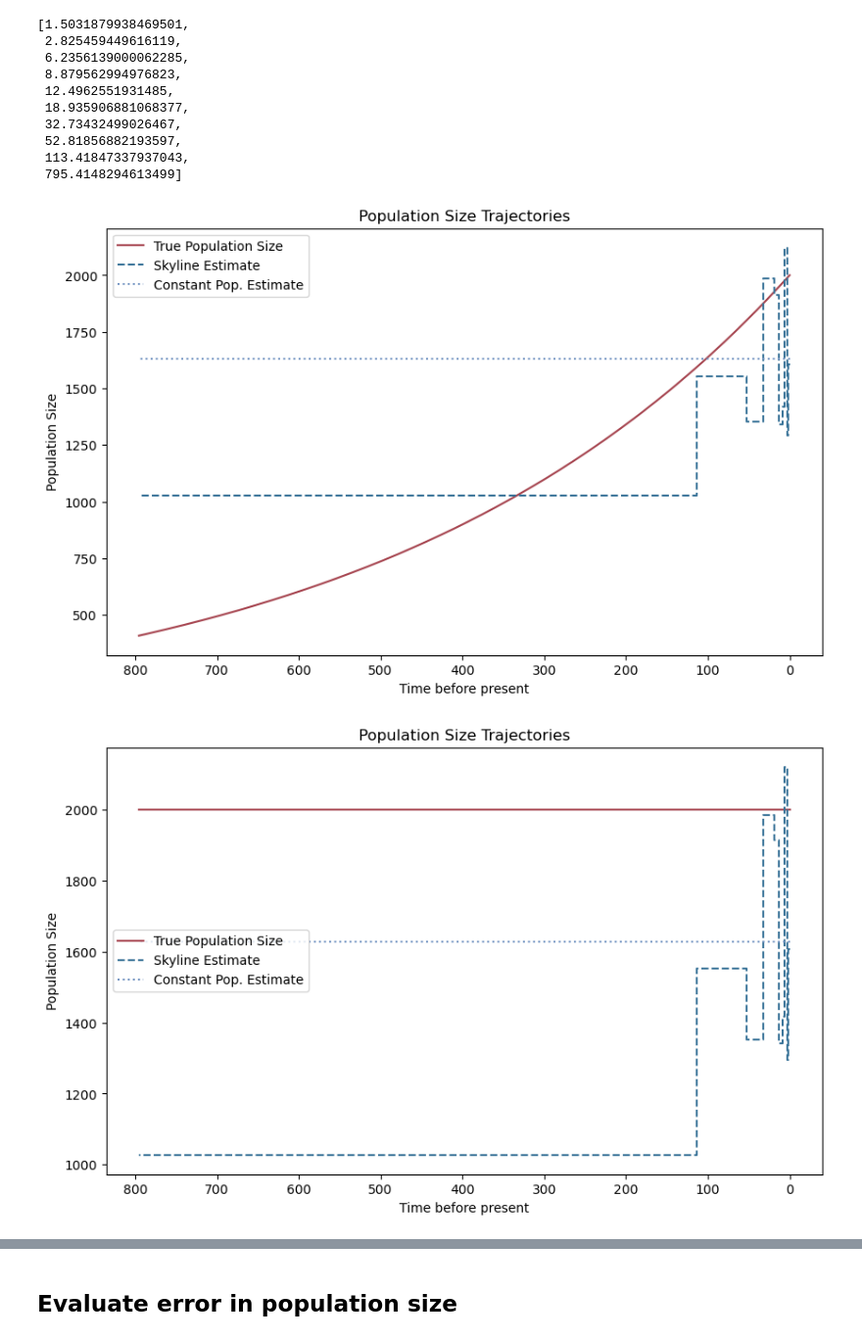
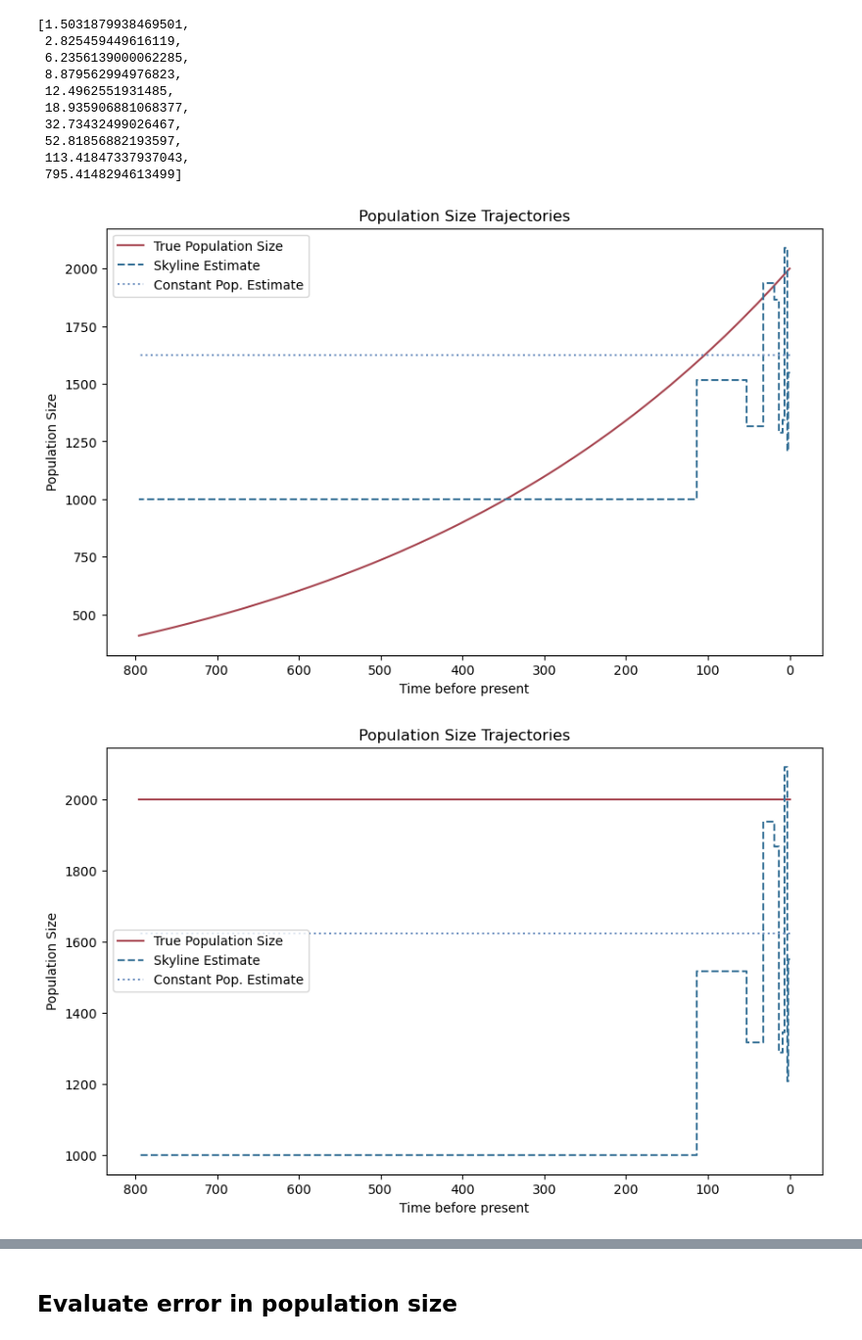
Before and after one commit to marie3003/BESP_paper-analyses, a Jupyter notebook: workflows/evaluate_populationsize.ipynb, the cells around one changed output, grey strips where cells are left out. Shown at 98% size. Drawn from its saved outputs; the diff is of its cells as text; code cells hidden in the pictures.

```diff
--- a/workflows/evaluate_populationsize.ipynb
+++ b/workflows/evaluate_populationsize.ipynb
@@ -52,19 +52,19 @@ get_skyline_group_boundaries(tree_test, num_groups=10)
  113.41847337937043,
  795.4148294613499]
 # %%
-def plot_population_trajectories(skyline_times, skyline_means, constant_pop_estimate, present_pop_size, growth_rate = None):
+def plot_population_trajectories(skyline_times, skyline_medians, constant_pop_estimate, present_pop_size, growth_rate = None):
     """
     Plots:
     - Exponential population growth (true)
     - Stepwise skyline population size estimates
-    - Constant population estimate (overall mean)
+    - Constant population estimate (overall median)
 
     Parameters:
         skyline_times (list): End time points of skyline intervals (backward in time, ascending).
-        skyline_means (list): Mean population sizes for each interval.
+        skyline_medians (list): Median population sizes for each interval.
         present_pop_size (float): True present-day population size (N0).
         growth_rate (float): Exponential growth rate (r).
-        constant_pop_estimate (float): Overall mean population size.
+        constant_pop_estimate (float): Overall median population size.
     """
     root_height = skyline_times[-1]  # The last time point is the root height (earliest time)
 
@@ -74,42 +74,42 @@ def plot_population_trajectories(skyline_times, skyline_means, constant_pop_esti
 
     # Stepwise skyline values
     skyline_start_times = [0.0] + skyline_times[:-1]
     skyline_end_times = skyline_times
     step_times = []
     step_values = []
 
-    for start, end, value in zip(skyline_start_times, skyline_end_times, skyline_means):
+    for start, end, value in zip(skyline_start_times, skyline_end_times, skyline_medians):
         step_times.extend([start, end])
         step_values.extend([value, value])
 
     # Plotting
     plt.figure(figsize=(10, 6))
     plt.plot(t_vals, N_true, label="True Population Size", color = '#a6444f')
     plt.plot(step_times, step_values, drawstyle='steps-post', label="Skyline Estimate", linestyle = "--", color = "#397398")
     plt.hlines(constant_pop_estimate, 0, root_height, color='#7394c2', linestyle=':', label="Constant Pop. Estimate")
 
     plt.xlabel("Time before present")
     plt.ylabel("Population Size")
     plt.title("Population Size Trajectories")
     plt.legend()
     plt.gca().invert_xaxis()  # show present (0) on the right
     plt.show()
 
 
 skyline_times = get_skyline_group_boundaries(tree_test, num_groups=10)
-skyline_means = get_mean_population_size(log_test_path, burnin=0.1, mode="skyline")
-coalescent_mean = get_mean_population_size(log_test_path_coal, burnin=0.1, mode="constcoal")
+skyline_medians, _, _ = get_median_population_size(log_test_path, burnin=0.1, mode="skyline")
+coalescent_median, _, _ = get_median_population_size(log_test_path_coal, burnin=0.1, mode="constcoal")
 
-plot_population_trajectories(skyline_times, skyline_means,
+plot_population_trajectories(skyline_times, skyline_medians,
                              present_pop_size=2000, growth_rate=0.002,
-                             constant_pop_estimate=coalescent_mean)
+                             constant_pop_estimate=coalescent_median)
 
-plot_population_trajectories(skyline_times, skyline_means,
+plot_population_trajectories(skyline_times, skyline_medians,
                              present_pop_size=2000, growth_rate=0,
-                             constant_pop_estimate=coalescent_mean)
+                             constant_pop_estimate=coalescent_median)
 # %% [output]
-[figure, old version]
+[figure, new version]
-[figure, old version]
+[figure, new version]
 # %%
 df_ = df.dropna()
 df_ = add_tree_information(df_)
```
Also changed, not shown: parts of 11 cells of this notebook, 4 other files.
